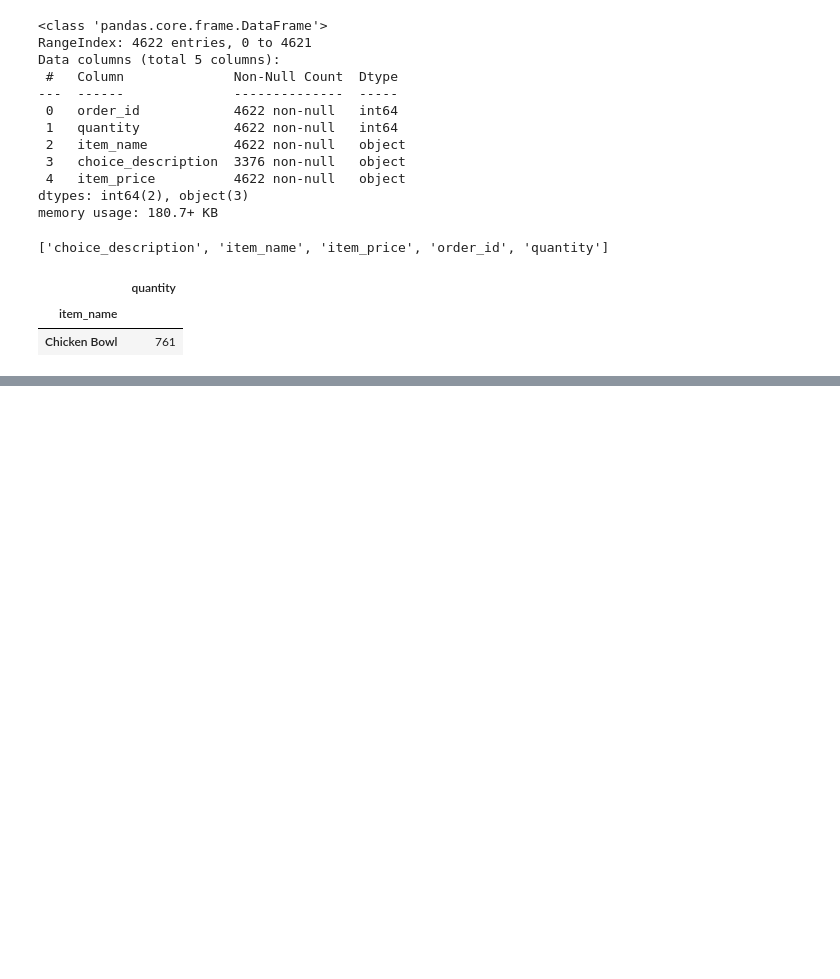
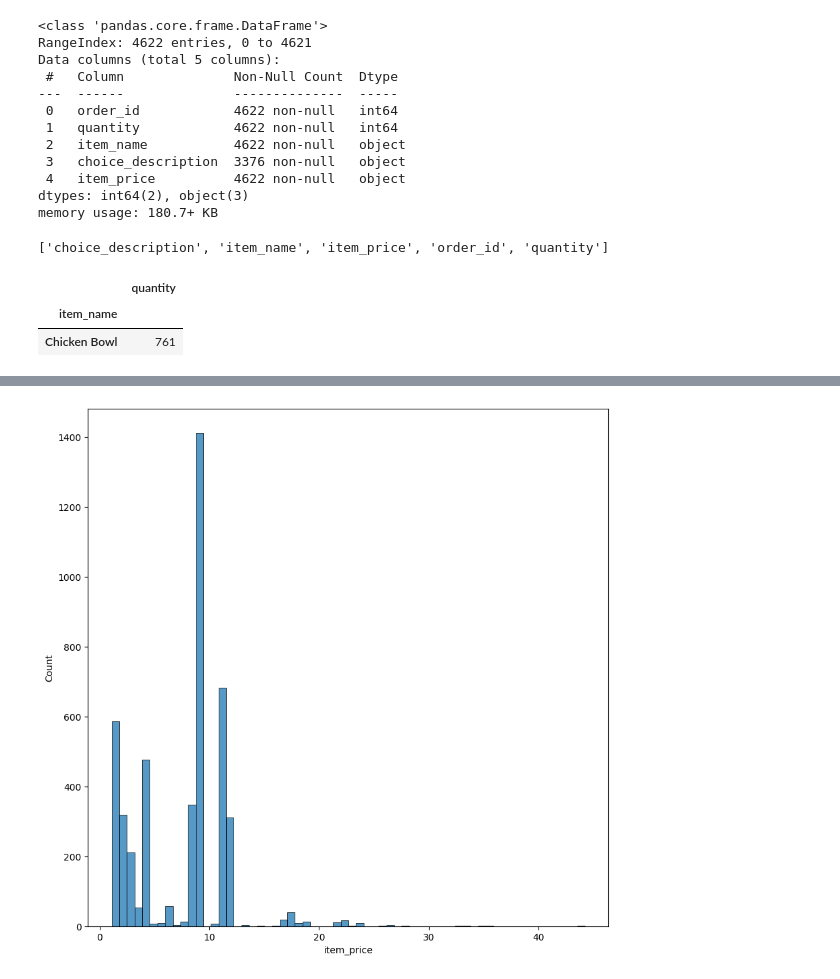
Before and after one commit to GordonZhen/team-data-exploration, a Jupyter notebook: chipotle_data.ipynb, the cells around one changed output, grey strips where cells are left out. Cells and saved outputs as stored; diff of their text form; code cells hidden in the pictures; blank space fills up the shorter version.

```diff
--- a/chipotle_data.ipynb
+++ b/chipotle_data.ipynb
@@ -84,2 +155,13 @@ ValueError: could not convert string to float: '2.39 3.39 3.39 2.39 16.98 10.98
 # %%
 #11. Your team can come up with its own custom question to answer and visualize!
+# Histogram visualizing how much money people spend at this chipotle.
+
+# sns.histplot(data=penguins, x="flipper_length_mm")
+
+x = chipotle_data ["item_price"].str.replace('$','',regex = False).astype(float)
+seaborn.histplot(data = chipotle_data , x = x)
+fig = plt.gcf()
+fig.set_size_inches(10,10)
+plt.show()
+# %% [output]
+[figure, added]
```
Also changed, not shown: parts of 8 cells of this notebook.
